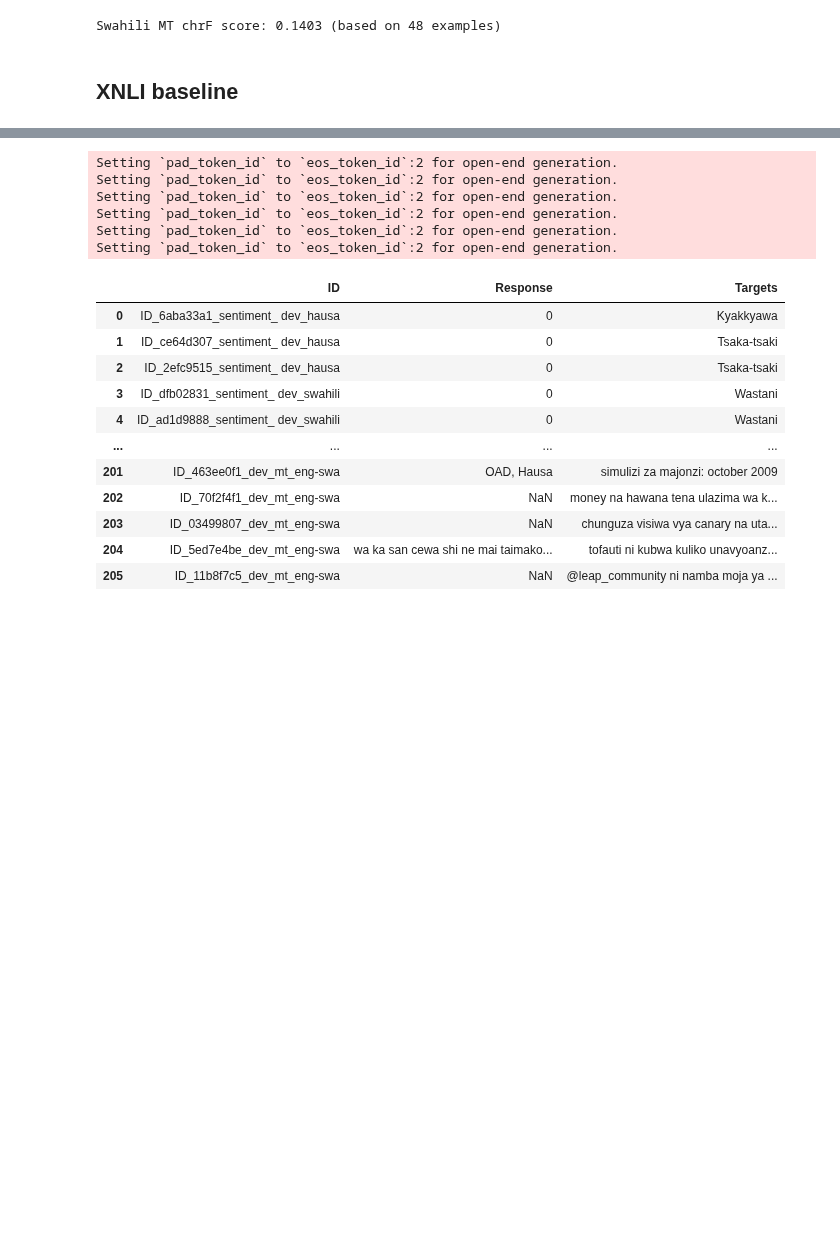
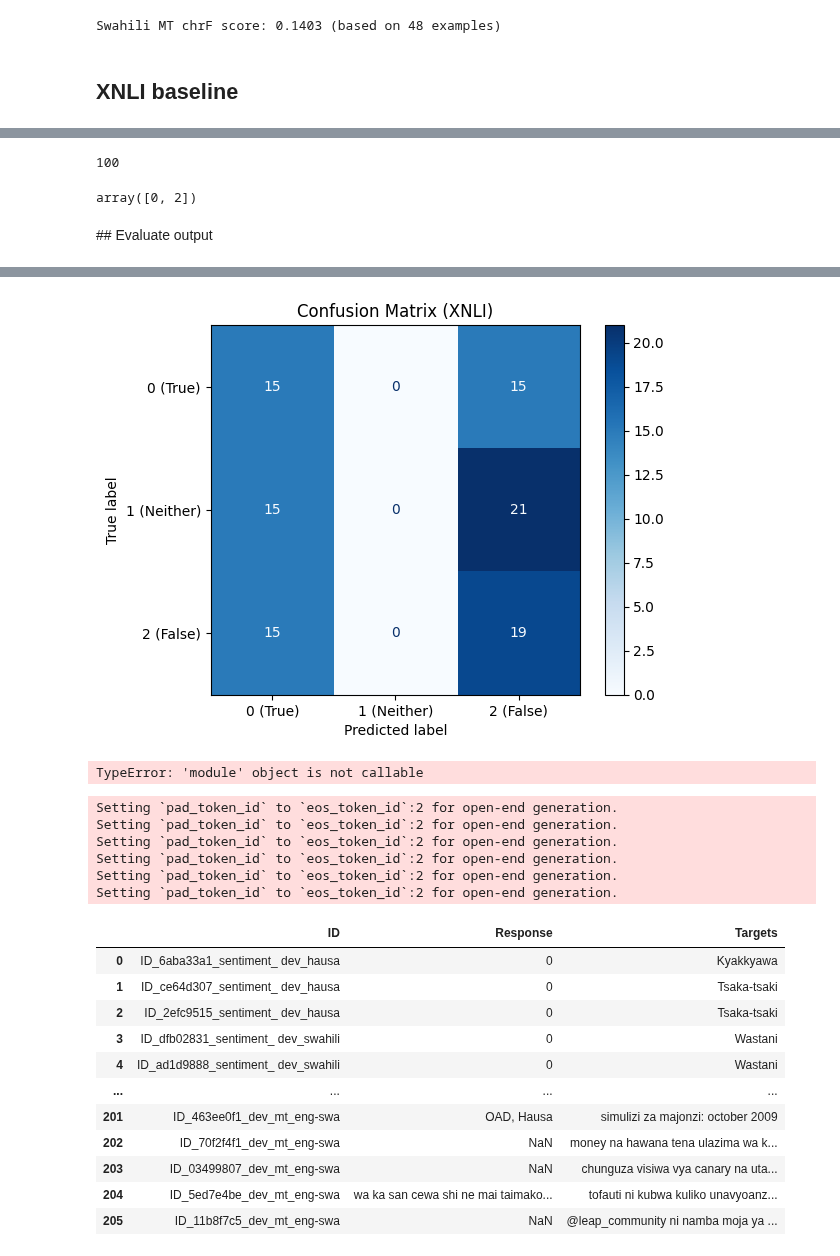
Before and after one commit to melissafasol/InkubaLM-Challenge, a Jupyter notebook: notebooks_ab/evaluation.ipynb, the cells around one changed output, grey strips where cells are left out. Drawn from its saved outputs; the diff is of its cells as text; code cells hidden in the pictures; blank space fills up the shorter version.

Commit message:
synthetic data supplementation, data preprocessing and xnli fine-tuning

```diff
--- a/notebooks_ab/evaluation.ipynb
+++ b/notebooks_ab/evaluation.ipynb
@@ -629,3 +629,10 @@ print(f"Swahili MT chrF score: {chrfs_score} (based on {n_examples} examples)")
 Swahili MT chrF score: 0.1403 (based on 48 examples)
 # %% [markdown]
 ## XNLI baseline
+# %%
+import os
+output_path = "/content/drive/MyDrive/InkubaLM-Challenge/Output/baseline_performance/datasets"
+os.makedirs(output_path, exist_ok=True)
+
+print(os.path.exists(output_path))  # Should return True
+print(output_path)
@@ -865,5 +1033,53 @@ main(
+# %%
+test_swa_xnli = pd.read_csv(os.path.join(
+        output_path, "swa_xnli_prediction_dev.csv"
+    ))
+
+test_hau_xnli = pd.read_csv(os.path.join(
+        output_path, "hau_xnli_prediction_dev.csv"
+    ))
+
+
+len(test_hau_xnli)
+# %% [output]
+100
+# %%
+np.unique([test_hau_xnli['Response']])
+# %% [output]
+array([0, 2])
+# %% [markdown]
+## Evaluate output
+# %%
+import pandas as pd
+import matplotlib.pyplot as plt
+from sklearn.metrics import confusion_matrix, ConfusionMatrixDisplay
+
+def analyze_predictions(csv_file_path):
+    df = pd.read_csv(csv_file_path)
+    df = df[df['Task'] == 'xnli']
+
+    y_true = df['Targets'].astype(int)
+    y_pred = df['Response'].astype(int)
+
+    # Confusion Matrix
+    cm = confusion_matrix(y_true, y_pred, labels=[0,1,2])
+    disp = ConfusionMatrixDisplay(confusion_matrix=cm, display_labels=["0 (True)", "1 (Neither)", "2 (False)"])
+    disp.plot(cmap='Blues')
+    plt.title("Confusion Matrix (XNLI)")
+    plt.show()
+
+    # Margin Histogram
+    def get_margin(row):
+        scores = eval(row['Log-Likelihoods'])  # Convert string to list
+        top2 = sorted(scores, reverse=True)[:2]
+        return top2[0] - top2[1]
+
+    df["margin"] = df.apply(get_margin, axis=1)
+    plt.hist(df["margin"], bins=30, edgecolor="black")
+    plt.title("Prediction Margin (Top1 - Top2)")
+    plt.xlabel("Log-likelihood margin")
+    plt.ylabel("Count")
+    plt.show()
 # %%
-pd.read_csv(os.path.join(
-        output_path, "swa_xnli_prediction_dev.csv"
-    ))
+analyze_predictions(os.path.join(output_path, "hau_xnli_prediction_dev.csv"))
 # %% [output]
@@ -887,3 +1086,5 @@ pd.read_csv(os.path.join(
+[figure, added]
+TypeError: 'module' object is not callable
 # %%
 xnli_instruction = "Is the following question True, False or Neither?"
 # %%
```
Also changed, not shown: parts of 19 cells of this notebook.
